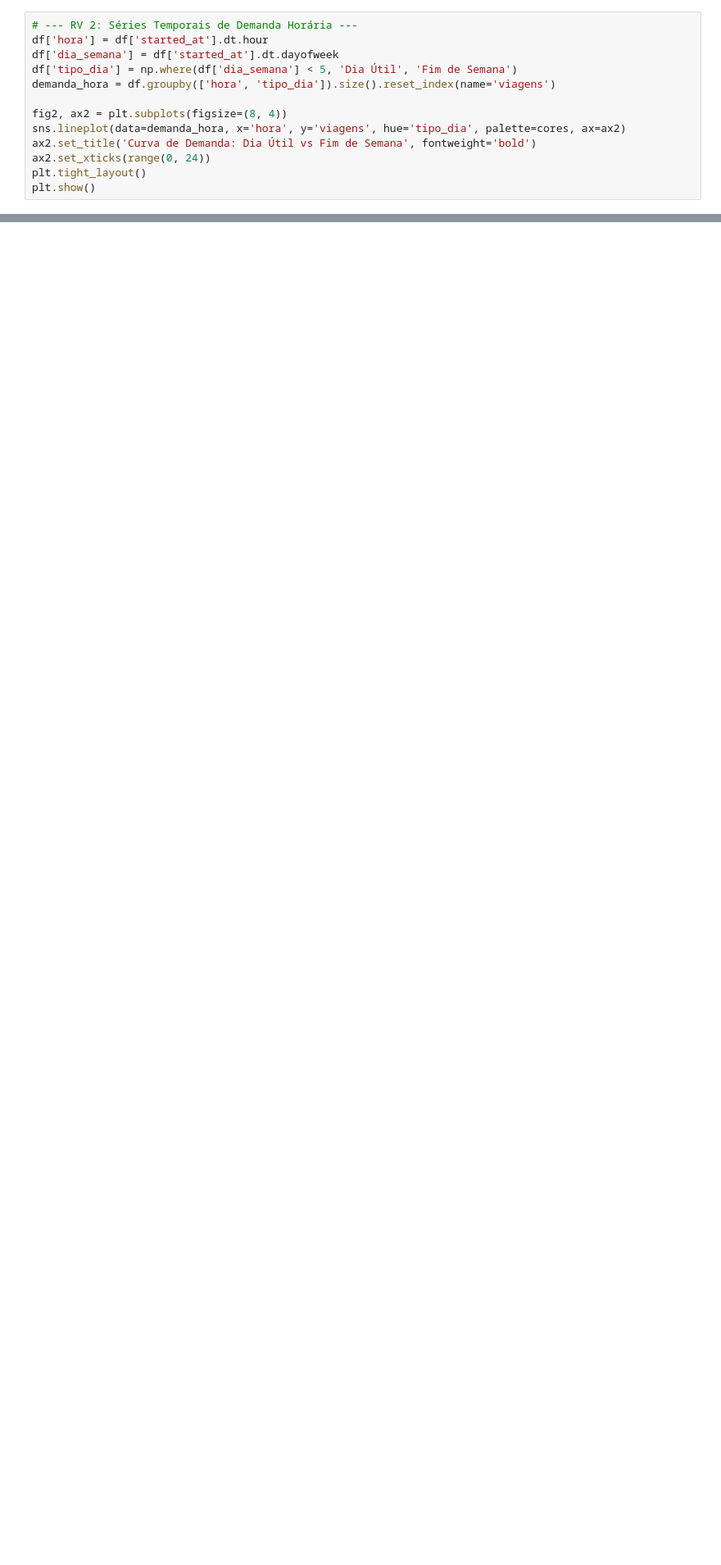
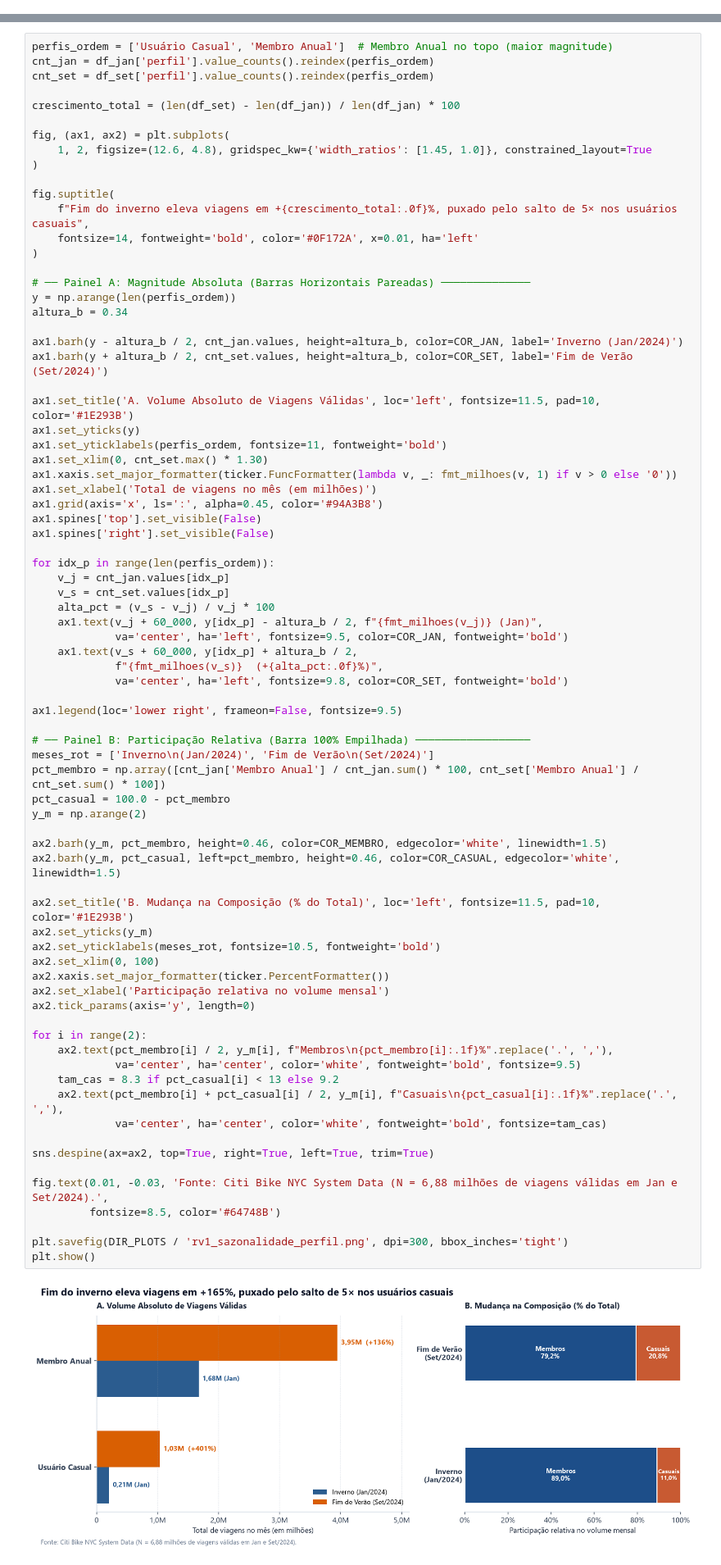
Before and after one commit to guirochasan/city_bike_analysis, a Jupyter notebook: ecvd_citibike/etl_citibike.ipynb, the cells around one changed output, grey strips where cells are left out. Shown at 82% size. Saved outputs shown, nothing was run; the diff lists cells and outputs as text; blank space fills up the shorter version.

Commit message:
Refatoracao e engenharia visual: RVs 1 a 5, animacoes 60 FPS e documentacao ECVD

```diff
--- a/ecvd_citibike/etl_citibike.ipynb
+++ b/ecvd_citibike/etl_citibike.ipynb
@@ -96,13 +0,0 @@ plt.show()
-# %%
-# --- RV 2: Séries Temporais de Demanda Horária ---
-df['hora'] = df['started_at'].dt.hour
-df['dia_semana'] = df['started_at'].dt.dayofweek
-df['tipo_dia'] = np.where(df['dia_semana'] < 5, 'Dia Útil', 'Fim de Semana')
-demanda_hora = df.groupby(['hora', 'tipo_dia']).size().reset_index(name='viagens')
-
-fig2, ax2 = plt.subplots(figsize=(8, 4))
-sns.lineplot(data=demanda_hora, x='hora', y='viagens', hue='tipo_dia', palette=cores, ax=ax2)
-ax2.set_title('Curva de Demanda: Dia Útil vs Fim de Semana', fontweight='bold')
-ax2.set_xticks(range(0, 24))
-plt.tight_layout()
-plt.show()
@@ -125,0 +142,78 @@ Longitude Min/Max: -74.0507 até -73.8498
+# %%
+perfis_ordem = ['Usuário Casual', 'Membro Anual']  # Membro Anual no topo (maior magnitude)
+cnt_jan = df_jan['perfil'].value_counts().reindex(perfis_ordem)
+cnt_set = df_set['perfil'].value_counts().reindex(perfis_ordem)
+
+crescimento_total = (len(df_set) - len(df_jan)) / len(df_jan) * 100
+
+fig, (ax1, ax2) = plt.subplots(
+    1, 2, figsize=(12.6, 4.8), gridspec_kw={'width_ratios': [1.45, 1.0]}, constrained_layout=True
+)
+
+fig.suptitle(
+    f"Fim do inverno eleva viagens em +{crescimento_total:.0f}%, puxado pelo salto de 5× nos usuários casuais",
+    fontsize=14, fontweight='bold', color='#0F172A', x=0.01, ha='left'
+)
+
+# ── Painel A: Magnitude Absoluta (Barras Horizontais Pareadas) ──────────────
+y = np.arange(len(perfis_ordem))
+altura_b = 0.34
+
+ax1.barh(y - altura_b / 2, cnt_jan.values, height=altura_b, color=COR_JAN, label='Inverno (Jan/2024)')
+ax1.barh(y + altura_b / 2, cnt_set.values, height=altura_b, color=COR_SET, label='Fim de Verão (Set/2024)')
+
+ax1.set_title('A. Volume Absoluto de Viagens Válidas', loc='left', fontsize=11.5, pad=10, color='#1E293B')
+ax1.set_yticks(y)
+ax1.set_yticklabels(perfis_ordem, fontsize=11, fontweight='bold')
+ax1.set_xlim(0, cnt_set.max() * 1.30)
+ax1.xaxis.set_major_formatter(ticker.FuncFormatter(lambda v, _: fmt_milhoes(v, 1) if v > 0 else '0'))
+ax1.set_xlabel('Total de viagens no mês (em milhões)')
+ax1.grid(axis='x', ls=':', alpha=0.45, color='#94A3B8')
+ax1.spines['top'].set_visible(False)
+ax1.spines['right'].set_visible(False)
+
+for idx_p in range(len(perfis_ordem)):
+    v_j = cnt_jan.values[idx_p]
+    v_s = cnt_set.values[idx_p]
+    alta_pct = (v_s - v_j) / v_j * 100
+    ax1.text(v_j + 60_000, y[idx_p] - altura_b / 2, f"{fmt_milhoes(v_j)} (Jan)",
+             va='center', ha='left', fontsize=9.5, color=COR_JAN, fontweight='bold')
+    ax1.text(v_s + 60_000, y[idx_p] + altura_b / 2,
+             f"{fmt_milhoes(v_s)}  (+{alta_pct:.0f}%)",
+             va='center', ha='left', fontsize=9.8, color=COR_SET, fontweight='bold')
+
+ax1.legend(loc='lower right', frameon=False, fontsize=9.5)
+
+# ── Painel B: Participação Relativa (Barra 100% Empilhada) ──────────────────
+meses_rot = ['Inverno\n(Jan/2024)', 'Fim de Verão\n(Set/2024)']
+pct_membro = np.array([cnt_jan['Membro Anual'] / cnt_jan.sum() * 100, cnt_set['Membro Anual'] / cnt_set.sum() * 100])
+pct_casual = 100.0 - pct_membro
+y_m = np.arange(2)
+
+ax2.barh(y_m, pct_membro, height=0.46, color=COR_MEMBRO, edgecolor='white', linewidth=1.5)
+ax2.barh(y_m, pct_casual, left=pct_membro, height=0.46, color=COR_CASUAL, edgecolor='white', linewidth=1.5)
+
+ax2.set_title('B. Mudança na Composição (% do Total)', loc='left', fontsize=11.5, pad=10, color='#1E293B')
+ax2.set_yticks(y_m)
+ax2.set_yticklabels(meses_rot, fontsize=10.5, fontweight='bold')
+ax2.set_xlim(0, 100)
+ax2.xaxis.set_major_formatter(ticker.PercentFormatter())
+ax2.set_xlabel('Participação relativa no volume mensal')
+ax2.tick_params(axis='y', length=0)
+
+for i in range(2):
+    ax2.text(pct_membro[i] / 2, y_m[i], f"Membros\n{pct_membro[i]:.1f}%".replace('.', ','),
+             va='center', ha='center', color='white', fontweight='bold', fontsize=9.5)
+    tam_cas = 8.3 if pct_casual[i] < 13 else 9.2
+    ax2.text(pct_membro[i] + pct_casual[i] / 2, y_m[i], f"Casuais\n{pct_casual[i]:.1f}%".replace('.', ','),
+             va='center', ha='center', color='white', fontweight='bold', fontsize=tam_cas)
+
+sns.despine(ax=ax2, top=True, right=True, left=True, trim=True)
+
+fig.text(0.01, -0.03, 'Fonte: Citi Bike NYC System Data (N = 6,88 milhões de viagens válidas em Jan e Set/2024).',
+         fontsize=8.5, color='#64748B')
+
+plt.savefig(DIR_PLOTS / 'rv1_sazonalidade_perfil.png', dpi=300, bbox_inches='tight')
+plt.show()
+# %% [output]
+[figure, added]
```
Also changed, not shown: parts of 20 cells of this notebook, 13 other files.
